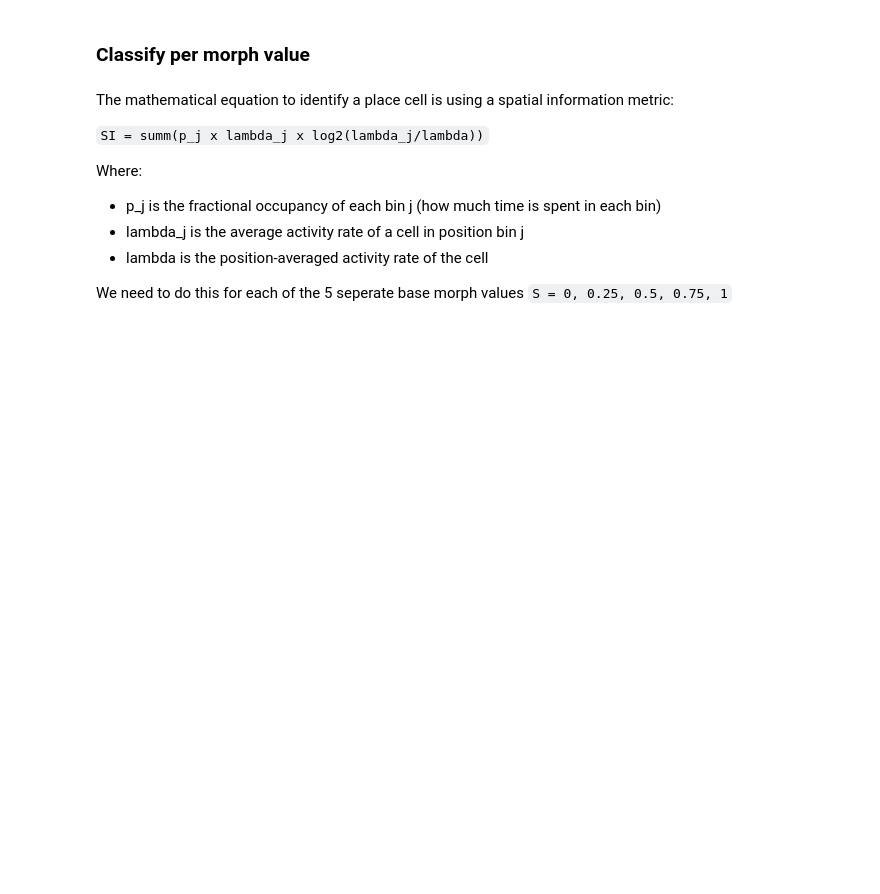
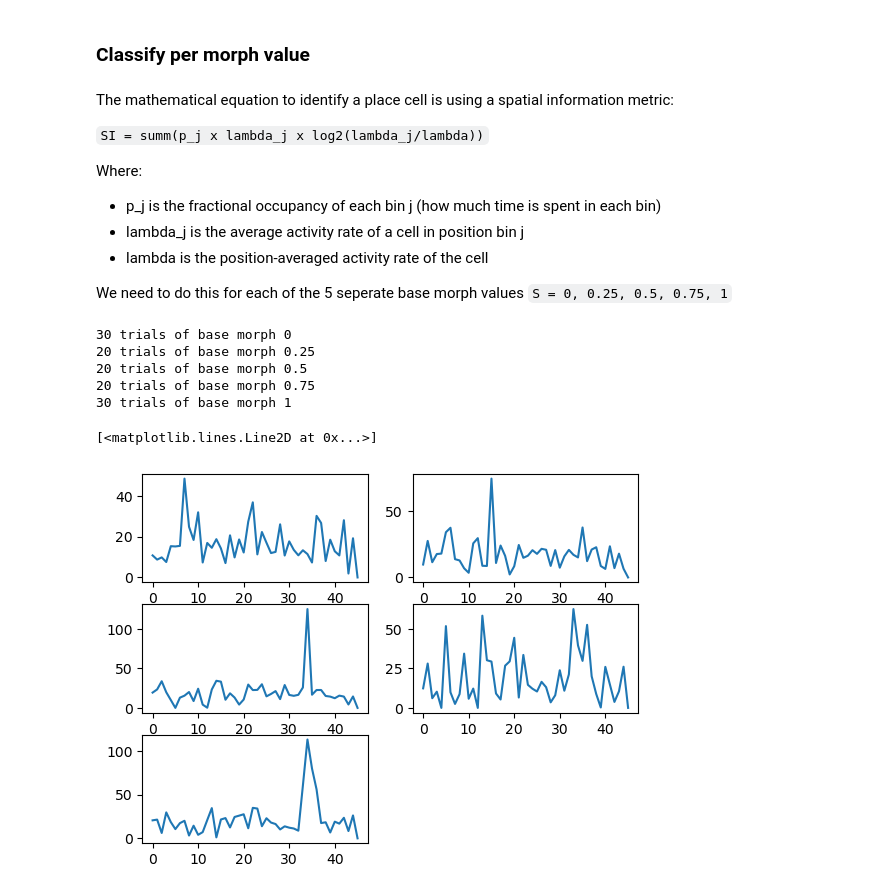
Before and after one commit to tarek-soubra/place-cell-project, a Jupyter notebook: explorev2.ipynb, the cells around one changed output. Saved outputs shown, nothing was run; the diff lists cells and outputs as text; code cells hidden in the pictures; blank space fills up the shorter version.

Commit message:
place cell tuning classification for one cell per each morph value code added

```diff
--- a/explorev2.ipynb
+++ b/explorev2.ipynb
@@ -137,3 +137,56 @@ Where:
 - lambda is the position-averaged activity rate of the cell
 
 We need to do this for each of the 5 seperate base morph values `S = 0, 0.25, 0.5, 0.75, 1`
+# %%
+# Setting up the aggregation of trials with the same base morph
+baseMorphList = baseMorph[startIndices]; # Gives an array of size 120 (number of trials) with each element representing the
+# base morph for the corresponding trial
+
+base0 = np.where(baseMorphList == 0   )[0]
+base1 = np.where(baseMorphList == 0.25)[0]
+base2 = np.where(baseMorphList == 0.5 )[0]
+base3 = np.where(baseMorphList == 0.75)[0]
+base4 = np.where(baseMorphList == 1   )[0]
+
+print(len(base0), "trials of base morph 0")
+print(len(base1), "trials of base morph 0.25")
+print(len(base2), "trials of base morph 0.5")
+print(len(base3), "trials of base morph 0.75")
+print(len(base4), "trials of base morph 1")
+# %% [output]
+30 trials of base morph 0
+20 trials of base morph 0.25
+20 trials of base morph 0.5
+20 trials of base morph 0.75
+30 trials of base morph 1
+# %%
+# Initializing the matrices for each base morph value, setting them up for aggregation
+
+trialsBase0 = df[base0,:]
+trialsBase1 = df[base1,:]
+trialsBase2 = df[base2,:]
+trialsBase3 = df[base3,:]
+trialsBase4 = df[base4,:]
+
+aggBase = np.zeros([5, nBins])
+# Averaging across all trials with the same baseMorph
+aggBase[0,:] = np.mean(trialsBase0, axis = 0)
+aggBase[1,:] = np.mean(trialsBase1, axis = 0)
+aggBase[2,:] = np.mean(trialsBase2, axis = 0)
+aggBase[3,:] = np.mean(trialsBase3, axis = 0)
+aggBase[4,:] = np.mean(trialsBase4, axis = 0)
+
+plt.figure(1)
+plt.subplot(3,2,1)
+plt.plot(aggBase[0,:])
+plt.subplot(3,2,2)
+plt.plot(aggBase[1,:])
+plt.subplot(3,2,3)
+plt.plot(aggBase[2,:])
+plt.subplot(3,2,4)
+plt.plot(aggBase[3,:])
+plt.subplot(3,2,5)
+plt.plot(aggBase[4,:])
+# %% [output]
+[<matplotlib.lines.Line2D at 0x...>]
+[figure, added]
```
Also changed, not shown: parts of 11 cells of this notebook.
